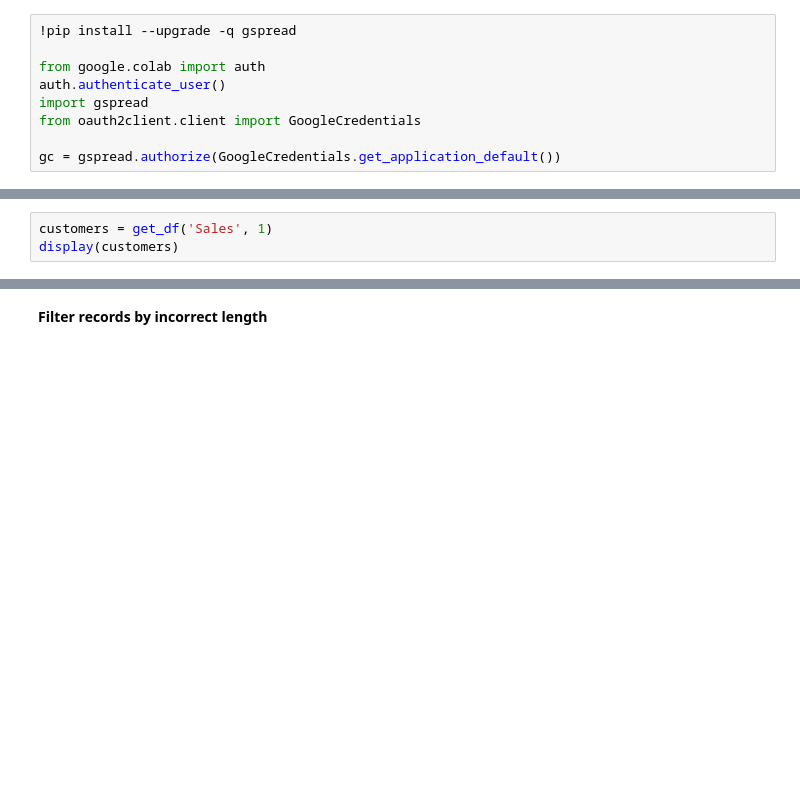
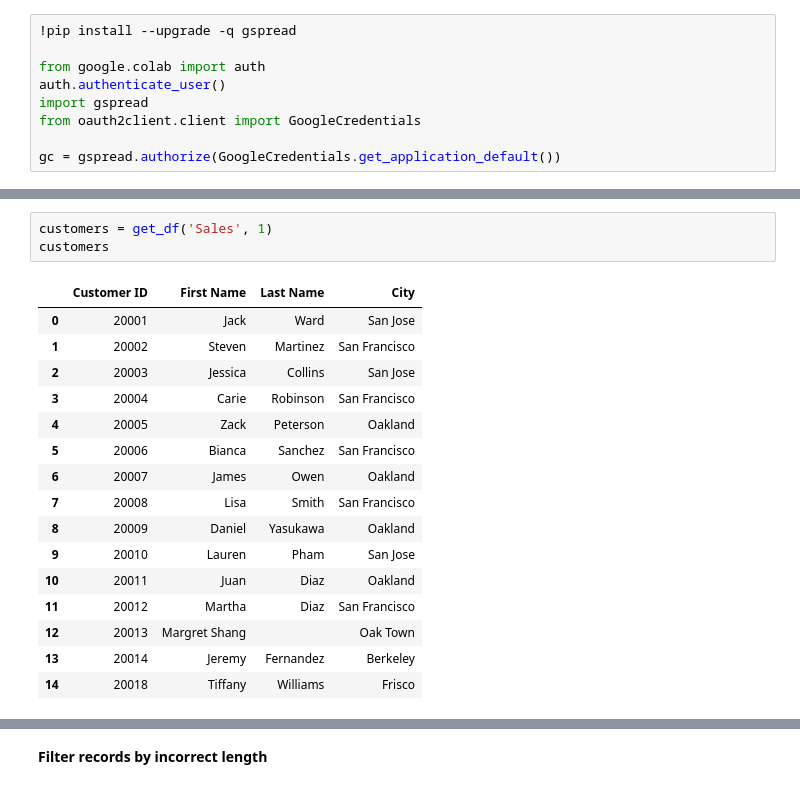
Before and after one commit to PacktPublishing/Hands-On-Data-Analytics-for-Beginners-with-Google-Colaboratory-Video-, a Jupyter notebook: Preparing and Transforming Data.ipynb, the cells around one changed output, grey strips where cells are left out. Drawn from its saved outputs; the diff is of its cells as text; blank space fills up the shorter version.

```diff
--- a/Preparing and Transforming Data.ipynb
+++ b/Preparing and Transforming Data.ipynb
@@ -45,6 +43,23 @@ display(employees)
 | 18 | 10015 | JonathaN_ | hernandez | N/A | San Jose |
 # %%
 customers = get_df('Sales', 1)
-display(customers)
+customers
+# %% [output]
+|  | Customer ID | First Name | Last Name | City |
+| 0 | 20001 | Jack | Ward | San Jose |
+| 1 | 20002 | Steven | Martinez | San Francisco |
+| 2 | 20003 | Jessica | Collins | San Jose |
+| 3 | 20004 | Carie | Robinson | San Francisco |
+| 4 | 20005 | Zack | Peterson | Oakland |
+| 5 | 20006 | Bianca | Sanchez | San Francisco |
+| 6 | 20007 | James | Owen | Oakland |
+| 7 | 20008 | Lisa | Smith | San Francisco |
+| 8 | 20009 | Daniel | Yasukawa | Oakland |
+| 9 | 20010 | Lauren | Pham | San Jose |
+| 10 | 20011 | Juan | Diaz | Oakland |
+| 11 | 20012 | Martha | Diaz | San Francisco |
+| 12 | 20013 | Margret Shang |  | Oak Town |
+| 13 | 20014 | Jeremy | Fernandez | Berkeley |
+| 14 | 20018 | Tiffany | Williams | Frisco |
 # %%
 products = get_df('Sales', 2)
```
Also changed, not shown: parts of 100 cells of this notebook, 3 other files.
